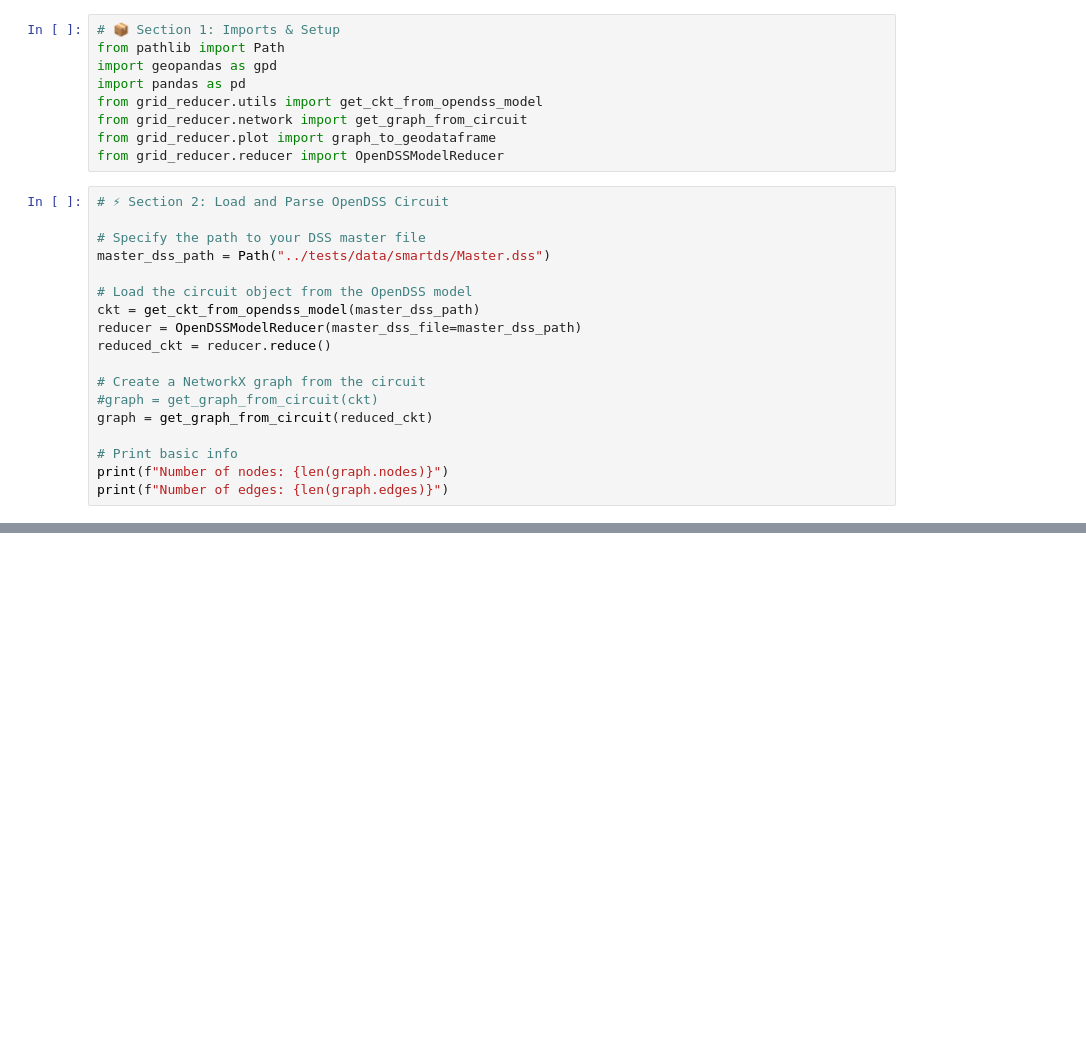
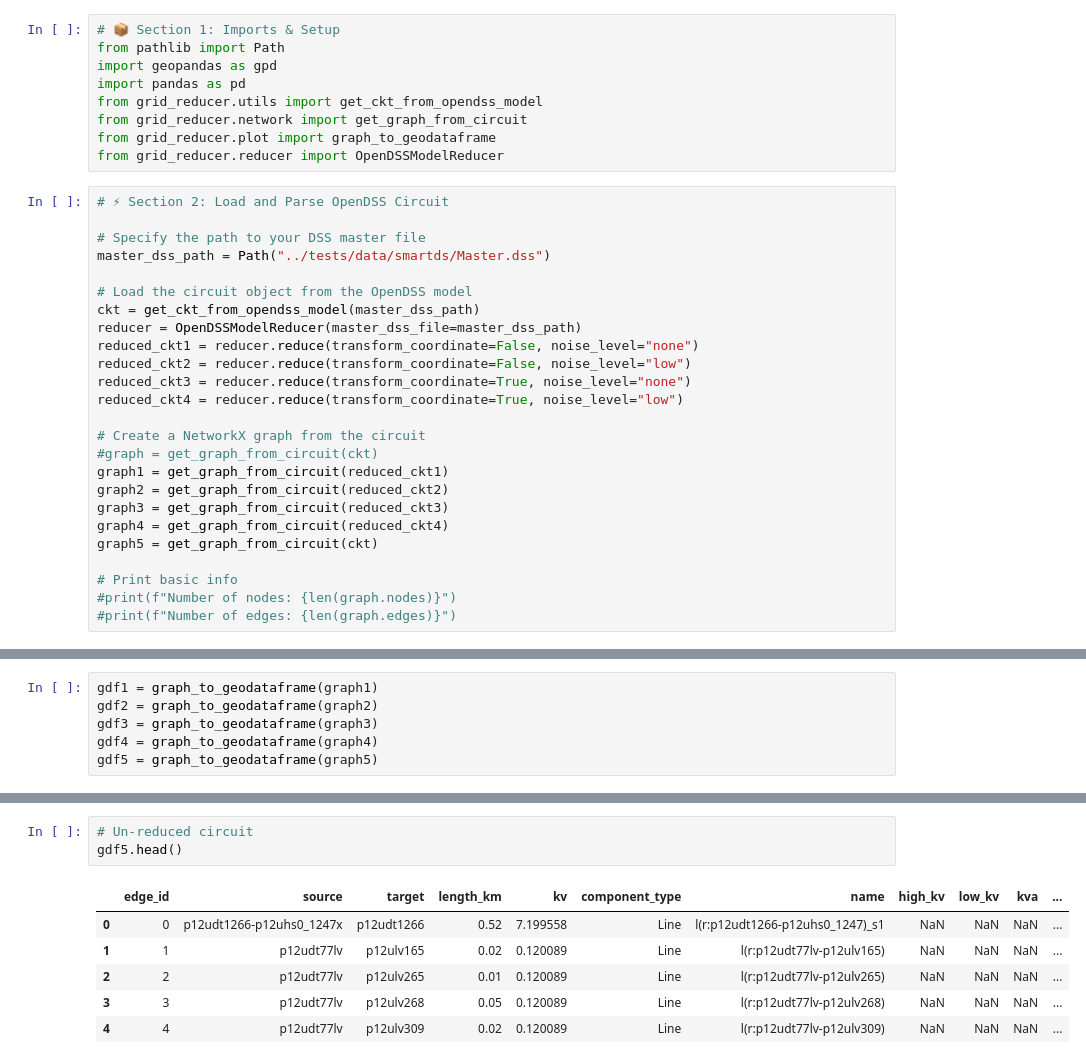
Before and after one commit to Grid-Atlas/grid-reducer, a Jupyter notebook: examples/explore_graph copy.ipynb, the cells around one changed output, grey strips where cells are left out. Drawn from its saved outputs; the diff is of its cells as text; blank space fills up the shorter version.

```diff
--- a/examples/explore_graph copy.ipynb
+++ b/examples/explore_graph copy.ipynb
@@ -18,15 +18,22 @@ master_dss_path = Path("../tests/data/smartds/Master.dss")
 # Load the circuit object from the OpenDSS model
 ckt = get_ckt_from_opendss_model(master_dss_path)
 reducer = OpenDSSModelReducer(master_dss_file=master_dss_path)
-reduced_ckt = reducer.reduce()
+reduced_ckt1 = reducer.reduce(transform_coordinate=False, noise_level="none")
+reduced_ckt2 = reducer.reduce(transform_coordinate=False, noise_level="low")
+reduced_ckt3 = reducer.reduce(transform_coordinate=True, noise_level="none")
+reduced_ckt4 = reducer.reduce(transform_coordinate=True, noise_level="low")
 
 # Create a NetworkX graph from the circuit
 #graph = get_graph_from_circuit(ckt)
-graph = get_graph_from_circuit(reduced_ckt)
+graph1 = get_graph_from_circuit(reduced_ckt1)
+graph2 = get_graph_from_circuit(reduced_ckt2)
+graph3 = get_graph_from_circuit(reduced_ckt3)
+graph4 = get_graph_from_circuit(reduced_ckt4)
+graph5 = get_graph_from_circuit(ckt)
 
 # Print basic info
-print(f"Number of nodes: {len(graph.nodes)}")
-print(f"Number of edges: {len(graph.edges)}")
+#print(f"Number of nodes: {len(graph.nodes)}")
+#print(f"Number of edges: {len(graph.edges)}")
 # %% [output]
 Number of aggregated lines = 12
 Number of removed lines = 24
@@ -64,0 +52,6 @@ gdf.explore(
+# %%
+gdf1 = graph_to_geodataframe(graph1)
+gdf2 = graph_to_geodataframe(graph2)
+gdf3 = graph_to_geodataframe(graph3)
+gdf4 = graph_to_geodataframe(graph4)
+gdf5 = graph_to_geodataframe(graph5)
@@ -64,0 +98,10 @@ gdf.explore(
+# %%
+# Un-reduced circuit
+gdf5.head()
+# %% [output]
+|  | edge_id | source | target | length_km | kv | component_type | name | high_kv | low_kv | kva | ... |
+| 0 | 0 | p12udt1266-p12uhs0_1247x | p12udt1266 | 0.52 | 7.199558 | Line | l(r:p12udt1266-p12uhs0_1247)_s1 | NaN | NaN | NaN | ... |
+| 1 | 1 | p12udt77lv | p12ulv165 | 0.02 | 0.120089 | Line | l(r:p12udt77lv-p12ulv165) | NaN | NaN | NaN | ... |
+| 2 | 2 | p12udt77lv | p12ulv265 | 0.01 | 0.120089 | Line | l(r:p12udt77lv-p12ulv265) | NaN | NaN | NaN | ... |
+| 3 | 3 | p12udt77lv | p12ulv268 | 0.05 | 0.120089 | Line | l(r:p12udt77lv-p12ulv268) | NaN | NaN | NaN | ... |
+| 4 | 4 | p12udt77lv | p12ulv309 | 0.02 | 0.120089 | Line | l(r:p12udt77lv-p12ulv309) | NaN | NaN | NaN | ... |
```
Also changed, not shown: parts of 13 cells of this notebook, 4 other files.
